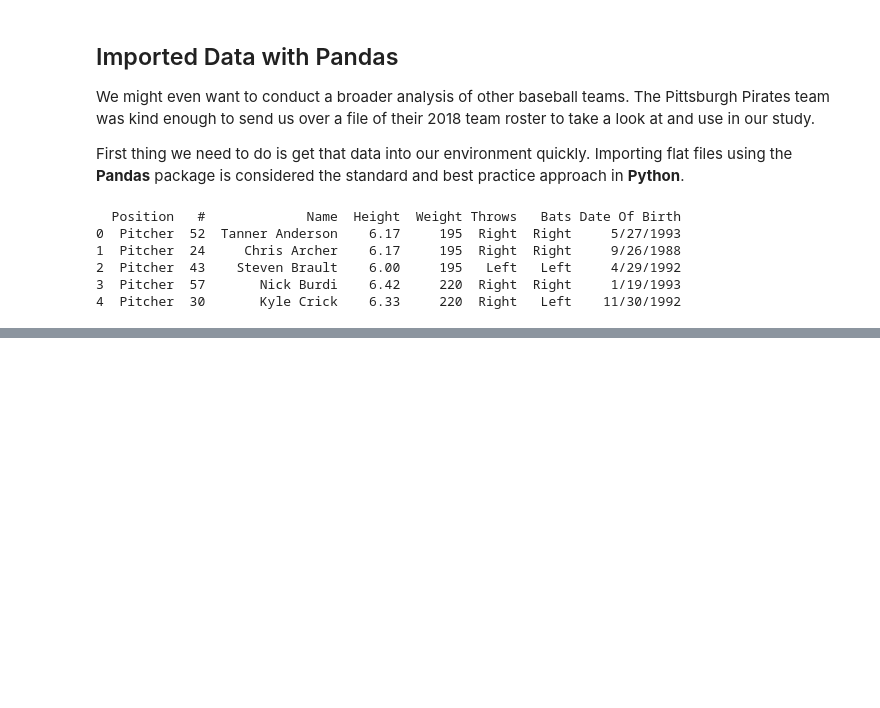
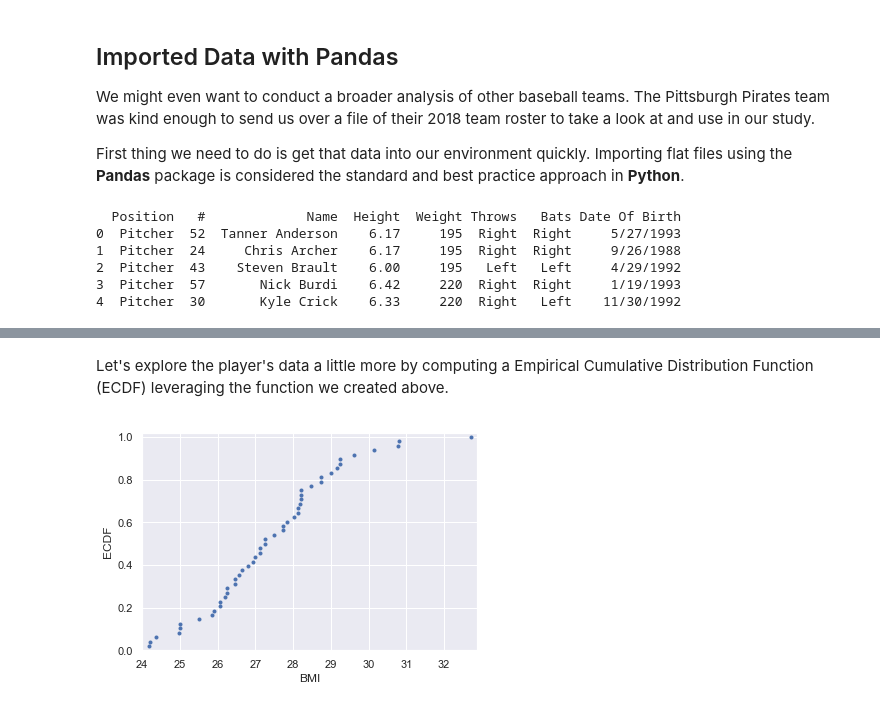
Before and after one commit to SQLDataNinja/pyDataScienceAdventure, a Jupyter notebook: PythonProgramming_Pandas.ipynb, the cells around one changed output, grey strips where cells are left out. Cells and saved outputs as stored; diff of their text form; code cells hidden in the pictures; blank space fills up the shorter version.

```diff
--- a/PythonProgramming_Pandas.ipynb
+++ b/PythonProgramming_Pandas.ipynb
@@ -35,0 +207,35 @@ print(df_pirates_roster.head())
+# %%
+# Creating function to compute ECDF
+def ecdf(data):
+    """Compute ECDF for a one-dimensional array of measurements, returning two arrays (x, y)"""
+
+    # Calculate the number of data points: n
+    n = len(data)
+
+    # Store sorted x-data values for the ECDF: x
+    x = np.sort(data)
+
+    # Store y-data (evenly spaced datapoints with a max of 1) for the ECDF: y
+    y = np.arange(1, n + 1) / n
+
+    return x, y
+# %% [markdown]
+Let's explore the player's data a little more by computing a Empirical Cumulative Distribution Function (ECDF) leveraging the function we created above.
+# %%
+# Compute ECDF for BMI data: ecdf_x, ecdf_y
+ecdf_x, ecdf_y = ecdf(df_pirates_roster['BMI'])
+
+# Plot the ecdf using datapoints ('.'), not line (linestyle is none): ecdf_bmi
+ecdf_bmi = plt.plot(ecdf_x, ecdf_y, marker=".", linestyle='none')
+
+# Label our axies accordingly
+ecdf_bmi = plt.xlabel('BMI')
+ecdf_bmi = plt.ylabel('ECDF')
+
+# Set the margins to keep data off plot edges - 2% buffer around the plot
+plt.margins(0.02)
+
+# Show ECDF plot
+plt.show()
+# %% [output]
+[figure, added]
```
Also changed, not shown: parts of 30 cells of this notebook.
